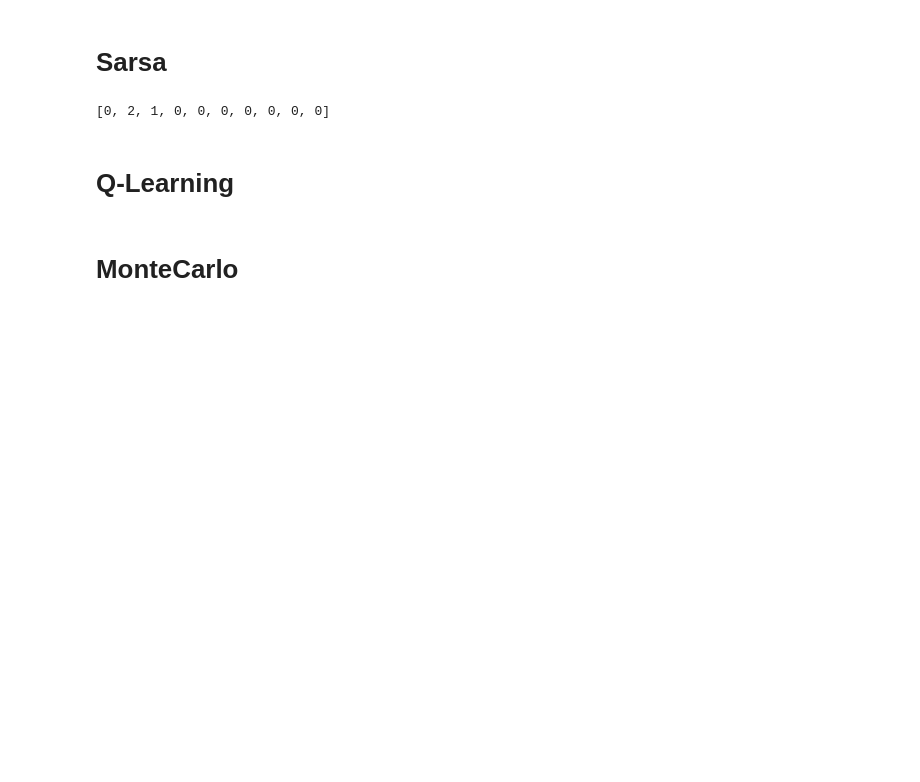
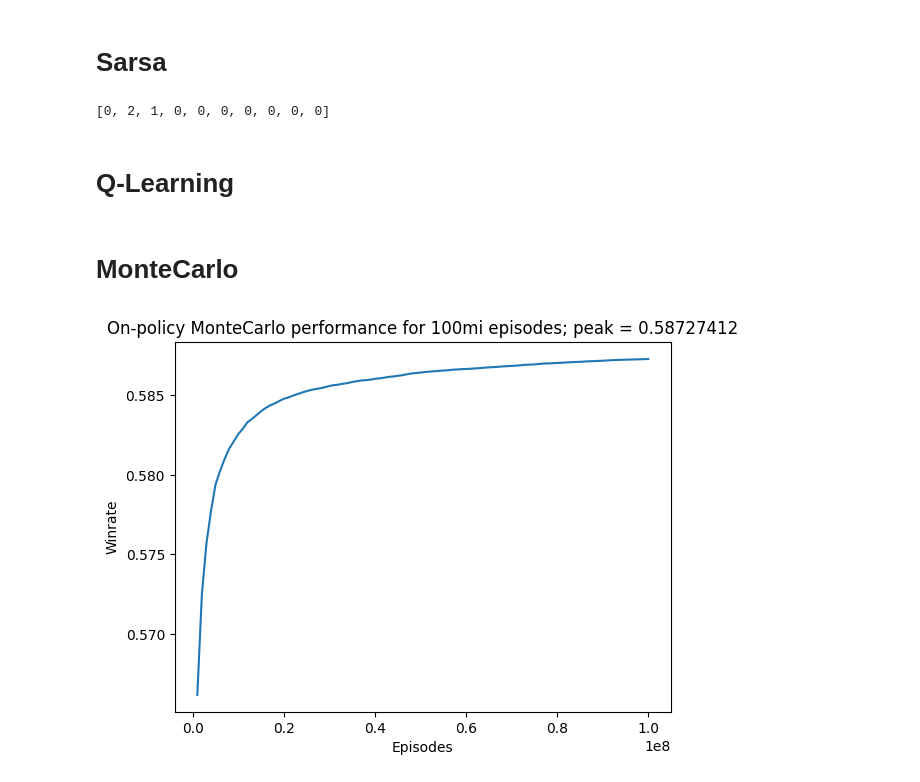
Before and after one commit to turing-usp/RL_Truco, a Jupyter notebook: truco.ipynb, the cells around one changed output. Drawn from its saved outputs; the diff is of its cells as text; code cells hidden in the pictures; blank space fills up the shorter version.

Commit message:
treina e exibe desempenho para agente montecarlo

```diff
--- a/truco.ipynb
+++ b/truco.ipynb
@@ -404,3 +422,9 @@ class MonteCarloAgent:
             self._on_policy_mc(episodes)
         else:
             self._off_policy_mc(episodes)
+# %%
+million = 1_000_000
+episodes_mil = 100
+env = TrucoMineiroEnv()
+mc_on_policy_agent = MonteCarloAgent(0.1, 0.99, env, on_policy = True)
+mc_on_policy_agent.run(episodes_mil * million)
@@ -406,0 +434,11 @@ class MonteCarloAgent:
+# %%
+x = [i * million for i in range(1,episodes_mil+1)]
+y = mc_on_policy_agent.stats["winrate"]
+
+plt.plot(x, y)
+plt.xlabel("Episodes")
+plt.ylabel("Winrate")
+plt.title(f"On-policy MonteCarlo performance for 100mi episodes; peak = {max(y)}")
+plt.show()
+# %% [output]
+[figure, added]
```
Also changed, not shown: parts of 4 cells of this notebook.
